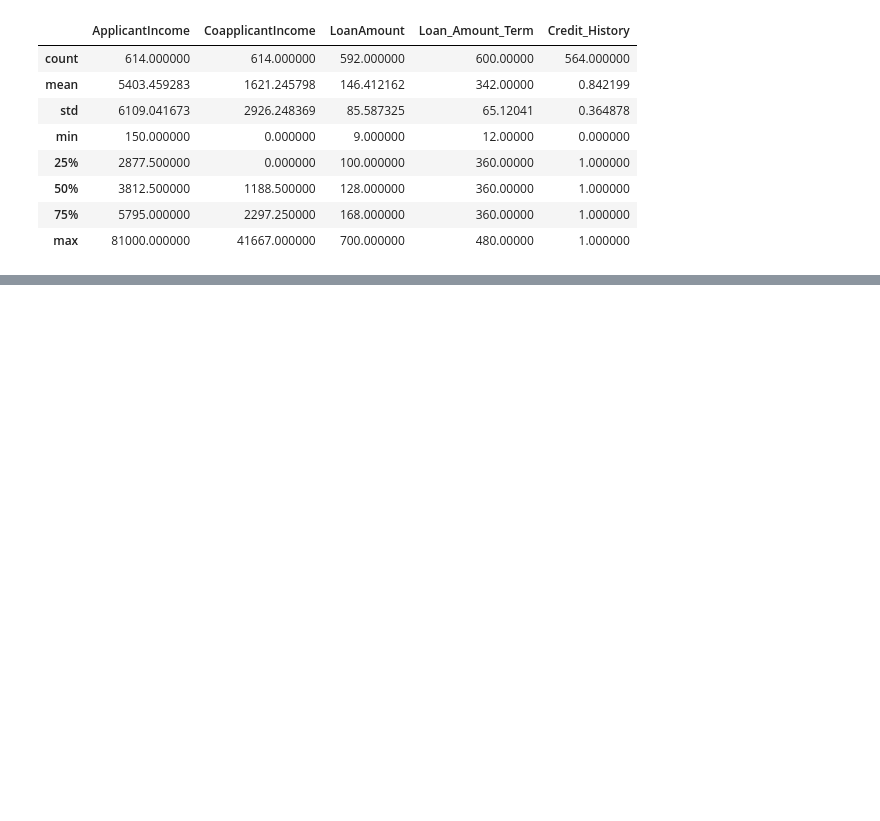
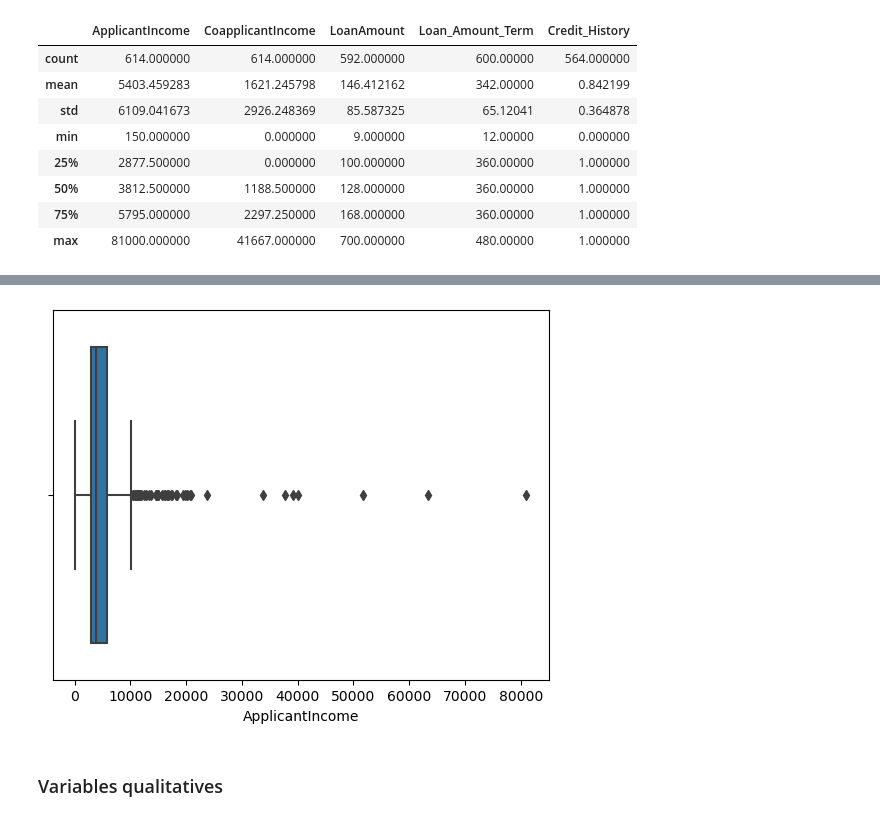
Before and after one commit to mohamedfaysal/Loan-Approval-Prediction---ML, a Jupyter notebook: Loan Approval.ipynb, the cells around one changed output, grey strips where cells are left out. Saved outputs shown, nothing was run; the diff lists cells and outputs as text; code cells hidden in the pictures; blank space fills up the shorter version.

```diff
--- a/Loan Approval.ipynb
+++ b/Loan Approval.ipynb
@@ -319,0 +336,8 @@ df.describe()
+# %%
+for col in df.select_dtypes('int'):
+    plt.figure()
+    sns.boxplot(df[col])
+# %% [output]
+[figure, added]
+# %% [markdown]
+### Variables qualitatives
```
Also changed, not shown: parts of 55 cells of this notebook.
